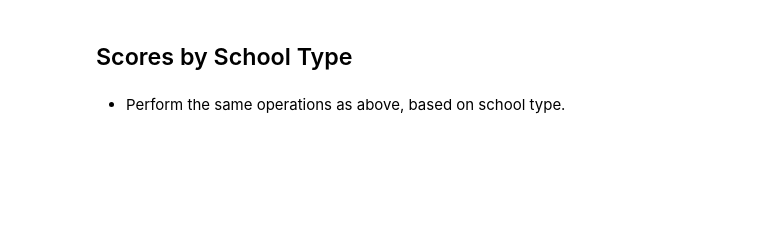
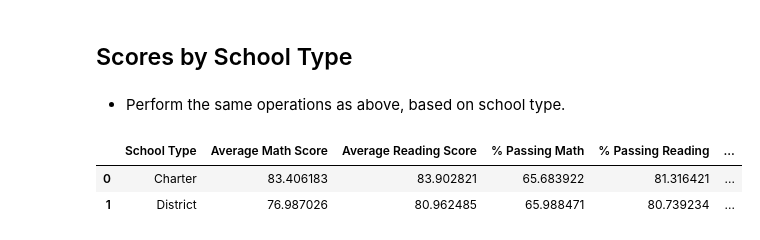
Before and after one commit to aliaheed/hw4, a Jupyter notebook: PyCitySchools_starter.ipynb, the cells around one changed output. Drawn from its saved outputs; the diff is of its cells as text; code cells hidden in the pictures; blank space fills up the shorter version.

```diff
--- a/PyCitySchools_starter.ipynb
+++ b/PyCitySchools_starter.ipynb
@@ -405,3 +579,86 @@ group_names = ["Small (<1000)", "Medium (1000-2000)", "Large (2000-5000)"]
 ## Scores by School Type
 # %% [markdown]
 * Perform the same operations as above, based on school type.
+# %%
+new_school_data=school_data[['school_name', 'budget','size']]
+
+total_students = school_data_complete.groupby(['school_name','type'])['Student ID'].count()
+
+total_students_df = total_students.to_frame().reset_index()
+total_students_df = total_students_df.rename(columns={"type":"School Type", "Student ID":"Total Students"})
+
+combine_total_school = pd.merge(new_school_data,total_students_df, on="school_name")
+
+## -- Per Student Budget -- ##
+combine_total_school["Per Student Budget"] = combine_total_school["budget"] / combine_total_school["Total Students"]
+
+
+#sum of reading scores
+sum_reading_score = school_data_complete.groupby(['school_name'])['reading_score'].sum().rename("sum_reading_score")
+sum_reading_score = sum_reading_score.to_frame().reset_index()
+
+combine_total_school = pd.merge(combine_total_school,sum_reading_score, on="school_name")
+#combine_total_school
+
+#sum of math score
+sum_math_score = school_data_complete.groupby(['school_name'])['math_score'].sum().rename("sum_math_score")
+sum_math_score = sum_math_score.to_frame().reset_index()
+
+combine_total_school = pd.merge(combine_total_school,sum_math_score, on="school_name")
+
+#combine_total_school
+
+## -- count Passing Math -- ##
+school_math_score = school_data_complete[['school_name', 'math_score']]
+school_math_score = school_math_score.loc[(school_math_score["math_score"]>=70)]
+school_math_score = school_math_score.groupby(['school_name'])['math_score'].count().rename("count passed math")
+school_math_score_df = school_math_score.to_frame().reset_index()
+
+combine_total_school = pd.merge(combine_total_school,school_math_score_df, on="school_name")
+combine_total_school
+
+## -- count Passing Reading -- ##
+school_reading_score = school_data_complete[['school_name', 'reading_score']]
+school_reading_score = school_reading_score.loc[(school_reading_score["reading_score"]>=70)]
+school_reading_score = school_reading_score.groupby(['school_name'])['reading_score'].count().rename("count passed reading")
+school_reading_score_df = school_reading_score.to_frame().reset_index()
+
+combine_total_school = pd.merge(combine_total_school,school_reading_score_df, on="school_name")
+
+combine_total_school = combine_total_school[["School Type", "Total Students", "sum_reading_score", "sum_math_score",
+                       "count passed math", "count passed reading"]]
+
+reading_sum = combine_total_school.groupby(['School Type'])['sum_reading_score'].sum()
+
+reading_sum_df = reading_sum.to_frame().reset_index()
+
+total_student_sum = combine_total_school.groupby(['School Type'])['Total Students'].sum()
+
+total_student_sum_df = total_student_sum.to_frame().reset_index()
+
+type_group_df = pd.merge(reading_sum_df,total_student_sum_df, on="School Type")
+
+type_group_df["Average Reading Score"] = type_group_df["sum_reading_score"] / type_group_df["Total Students"]
+
+math_sum = combine_total_school.groupby(['School Type'])['sum_math_score'].sum()
+
+math_sum_df = math_sum.to_frame().reset_index()
+
+type_group_df = pd.merge(type_group_df,math_sum_df, on="School Type")
+
+type_group_df["Average Math Score"] = type_group_df["sum_math_score"] / type_group_df["Total Students"]
+
+type_group_df["% Passing Math"] = (combine_total_school["count passed math"] / combine_total_school["Total Students"])*100
+type_group_df["% Passing Reading"] = (combine_total_school["count passed reading"] / combine_total_school["Total Students"])*100
+
+type_group_df["% Overall Passing Rate"] = (type_group_df["% Passing Math"] + type_group_df["% Passing Reading"])/2
+
+
+type_group_df = type_group_df[["School Type", "Average Math Score", "Average Reading Score", "% Passing Math",
+                       "% Passing Reading", "% Overall Passing Rate"]]
+
+type_group_df
+# %% [output]
+|  | School Type | Average Math Score | Average Reading Score | % Passing Math | % Passing Reading | ... |
+| 0 | Charter | 83.406183 | 83.902821 | 65.683922 | 81.316421 | ... |
+| 1 | District | 76.987026 | 80.962485 | 65.988471 | 80.739234 | ... |
```
Also changed, not shown: parts of 3 cells of this notebook.
